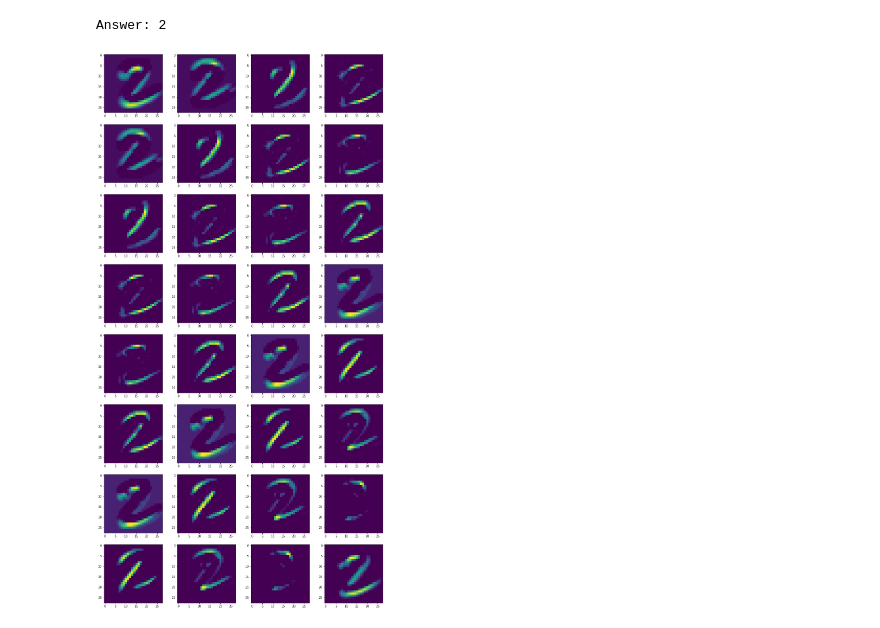
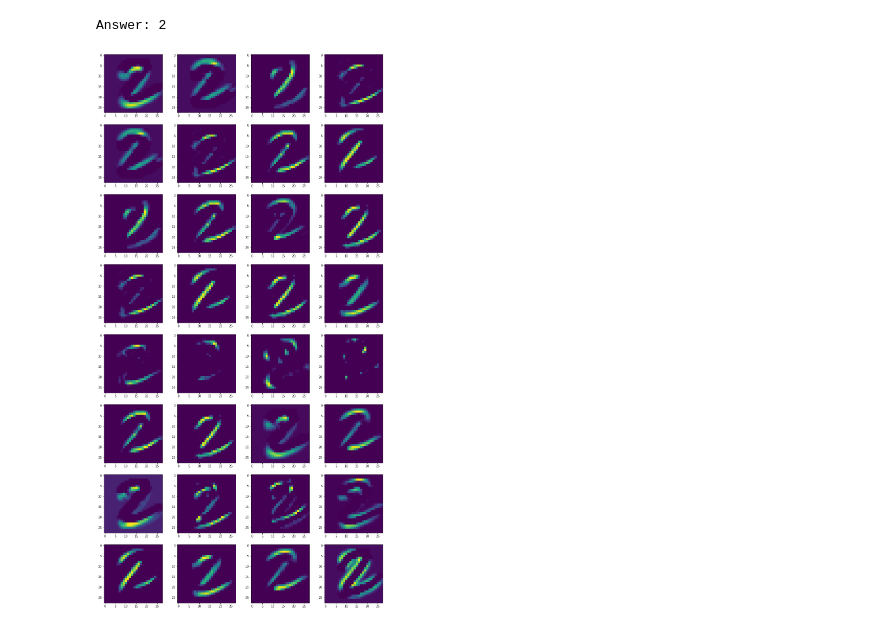
Before and after one commit to td-iceman/Tarandeep-Projects, a Jupyter notebook: Tensorflow/CNN using Functional API/mnist_tf_keras_CNN.ipynb, the cells around one changed output. Cells and saved outputs as stored; diff of their text form; code cells hidden in the pictures.

```diff
--- a/Tensorflow/CNN using Functional API/mnist_tf_keras_CNN.ipynb
+++ b/Tensorflow/CNN using Functional API/mnist_tf_keras_CNN.ipynb
@@ -184,12 +184,12 @@ intm_output = intm_layer_model(x)
 # %%
 # -- plotting 1st convolutional layer features --
 
 cols = 4
 rows = 8
 fig, axes = plt.subplots(ncols=cols, nrows=rows, figsize=(17,34))
 for i in range(rows):
     for j in range(cols):
-        axes[i,j].imshow(intm_output[0][:,:,i+j])
+        axes[i,j].imshow(intm_output[0][:,:,(i+1)*(j+1)-1])
 plt.show()
 # %% [output]
-[figure, old version]
+[figure, new version]
```
